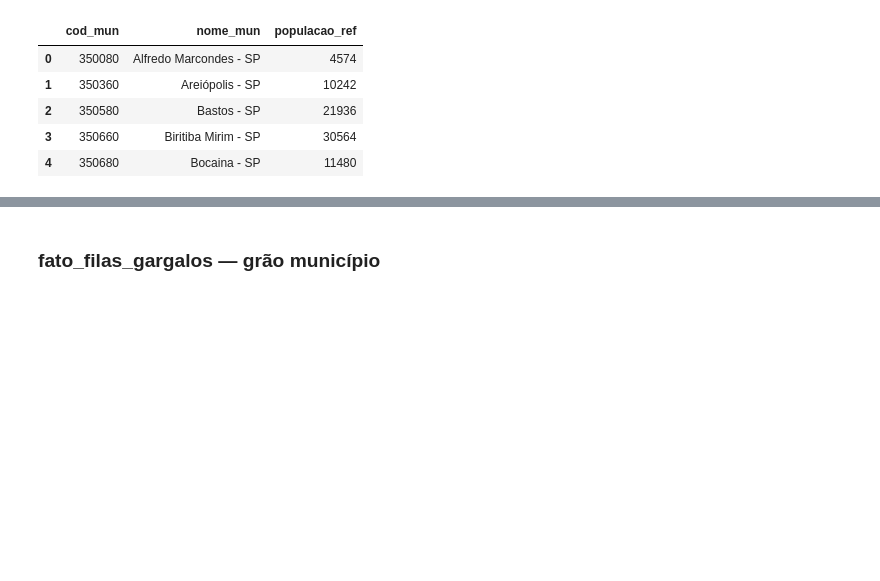
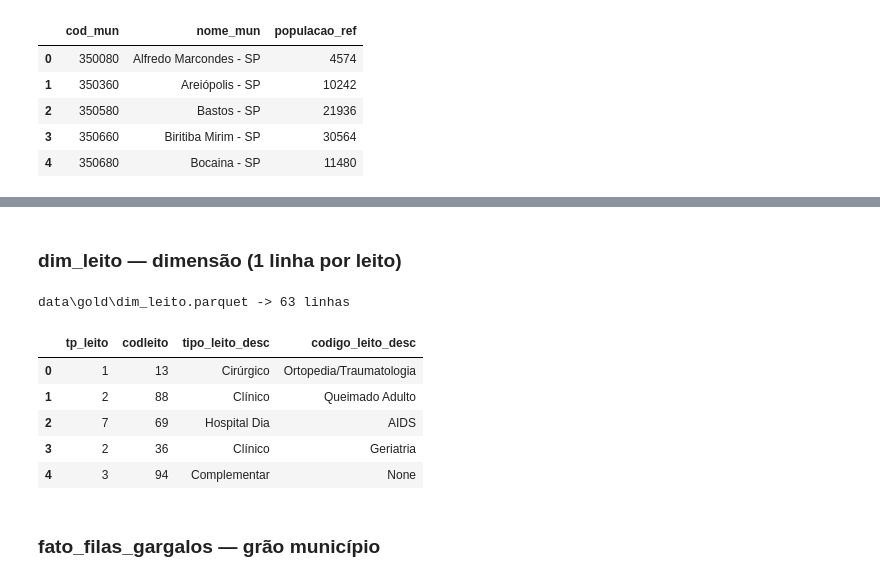
Before and after one commit to MoraesMiguel/InternaSUS, a Jupyter notebook: notebooks/Exploracao_Silver_Gold.ipynb, the cells around one changed output, grey strips where cells are left out. Cells and saved outputs as stored; diff of their text form; code cells hidden in the pictures; blank space fills up the shorter version.

```diff
--- a/notebooks/Exploracao_Silver_Gold.ipynb
+++ b/notebooks/Exploracao_Silver_Gold.ipynb
@@ -126,3 +138,15 @@ data\gold\dim_municipio.parquet -> 645 linhas
+# %% [markdown]
+### dim_leito — dimensão (1 linha por leito)
+# %%
+display(amostra(GOLD_DIR / "dim_leito.parquet"))
+# %% [output]
+data\gold\dim_leito.parquet -> 63 linhas
+|  | tp_leito | codleito | tipo_leito_desc | codigo_leito_desc |
+| 0 | 1 | 13 | Cirúrgico | Ortopedia/Traumatologia |
+| 1 | 2 | 88 | Clínico | Queimado Adulto |
+| 2 | 7 | 69 | Hospital Dia | AIDS |
+| 3 | 2 | 36 | Clínico | Geriatria |
+| 4 | 3 | 94 | Complementar | None |
 # %% [markdown]
 ### fato_filas_gargalos — grão município
 # %%
```
Also changed, not shown: parts of 3 cells of this notebook, 15 other files.
